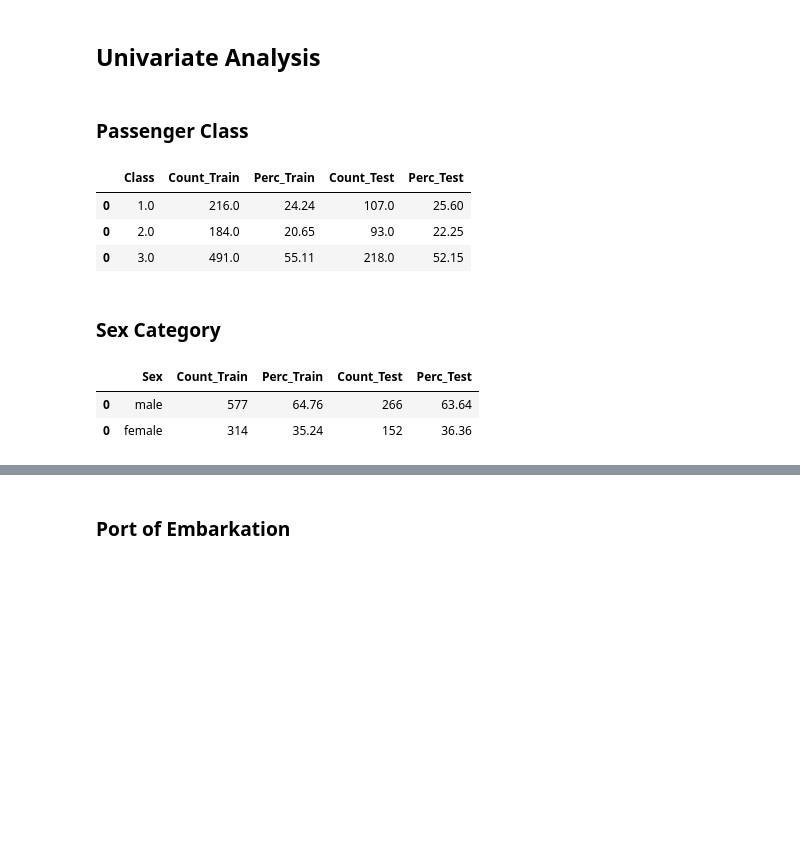
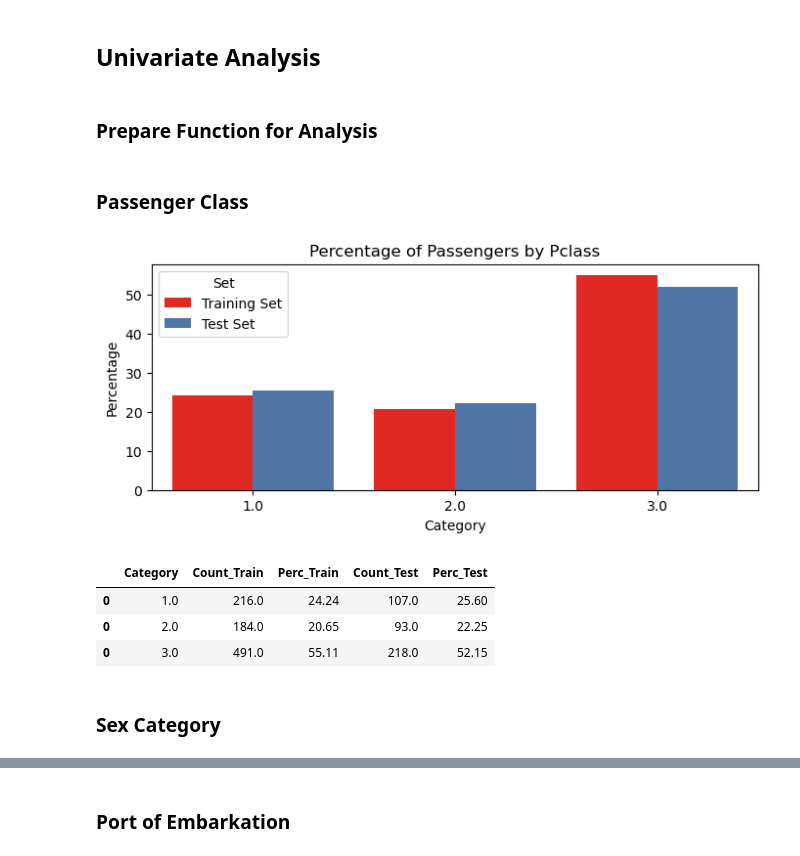
Before and after one commit to A4Ayou/kaggle-projects, a Jupyter notebook: projects/titanic/Notebook_Titanic_Analysis.ipynb, the cells around one changed output, grey strips where cells are left out. Drawn from its saved outputs; the diff is of its cells as text; code cells hidden in the pictures; blank space fills up the shorter version.

```diff
--- a/projects/titanic/Notebook_Titanic_Analysis.ipynb
+++ b/projects/titanic/Notebook_Titanic_Analysis.ipynb
@@ -19,6 +19,10 @@ import warnings
 ## Set Parameters of the Notebook
 # %%
 warnings.filterwarnings('ignore')
+# %%
+### Personalized Palettes for Visualization
+# Palette for training vs. test sets
+palette_train_test = ["#FF0B04", "#4374B3"]
 # %%
 # Path to data
 path_data = "../../data/data_titanic/"
@@ -182,9 +186,6 @@ sum(df_test.duplicated(subset = 'Ticket'))
 # %%
 df_train['Pclass'] = df_train['Pclass'].astype('object')
 df_test['Pclass'] = df_test['Pclass'].astype('object')
-# %%
-df_train['Embarked'] = df_train['Embarked'].fillna("Missing_Code")
-df_test['Embarked'] = df_test['Embarked'].fillna("Missing_Code")
 # %% [markdown]
 # <font color=blue>Step 4 - Exploratory Data Analysis on Training and Test Sets</font>
 # %%
@@ -229,3 +230,5 @@ C148           1
 Name: Cabin, Length: 147, dtype: int64
 # %% [markdown]
 ## Univariate Analysis
+# %% [markdown]
+### Prepare Function for Analysis
@@ -232,61 +293,14 @@ Name: Cabin, Length: 147, dtype: int64
 # %% [markdown]
 ### Passenger Class
-# %%
-### Get the total number of distinct classes accross the 2 data sets
-list_classes = list(set(list(df_train['Pclass'].unique()) + list(df_test['Pclass'].unique())))
-
-### Get count and proportion of passengers in each class
-# Initiate result table
-table_result = pd.DataFrame()
-
-# Loop over each class
-for class_id in list_classes:
-    # Initiate result for the class
-    dict_result = {}
-    # Fill the dictionary
-    dict_result['Class'] = class_id
-    dict_result['Count_Train'] = sum(df_train['Pclass'] == class_id)
-    dict_result['Perc_Train'] = np.round(sum(df_train['Pclass'] == class_id) / df_train['Pclass'].shape[0] * 100, 2)
-    dict_result['Count_Test'] = sum(df_test['Pclass'] == class_id)
-    dict_result['Perc_Test'] = np.round(sum(df_test['Pclass'] == class_id) / df_test['Pclass'].shape[0] * 100, 2)
-    # Add result to final table
-    dict_result = pd.DataFrame.from_dict(dict_result, orient='index').T
-    table_result = table_result.append(dict_result)
-
-# Display table
-table_result
-# %% [output]
-|  | Class | Count_Train | Perc_Train | Count_Test | Perc_Test |
-| 0 | 1.0 | 216.0 | 24.24 | 107.0 | 25.60 |
-| 0 | 2.0 | 184.0 | 20.65 | 93.0 | 22.25 |
-| 0 | 3.0 | 491.0 | 55.11 | 218.0 | 52.15 |
+# %%
+table_class = func_eda_univ_cat('Pclass', df_train, df_test)
+
+table_class
+# %% [output]
+[figure, added]
+|  | Category | Count_Train | Perc_Train | Count_Test | Perc_Test |
+| 0 | 1.0 | 216.0 | 24.24 | 107.0 | 25.60 |
+| 0 | 2.0 | 184.0 | 20.65 | 93.0 | 22.25 |
+| 0 | 3.0 | 491.0 | 55.11 | 218.0 | 52.15 |
 # %% [markdown]
 ### Sex Category
-# %%
-### Get the total number of distinct classes accross the 2 data sets
-list_sex_cat = list(set(list(df_train['Sex'].unique()) + list(df_test['Sex'].unique())))
-
-### Get count and proportion of passengers in each class
-# Initiate result table
-table_result = pd.DataFrame()
-
-# Loop over each class
-for sex_cat in list_sex_cat:
-    # Initiate result for the class
-    dict_result = {}
-    # Fill the dictionary
-    dict_result['Sex'] = sex_cat
-    dict_result['Count_Train'] = sum(df_train['Sex'] == sex_cat)
-    dict_result['Perc_Train'] = np.round(sum(df_train['Sex'] == sex_cat) / df_train['Sex'].shape[0] * 100, 2)
-    dict_result['Count_Test'] = sum(df_test['Sex'] == sex_cat)
-    dict_result['Perc_Test'] = np.round(sum(df_test['Sex'] == sex_cat) / df_test['Sex'].shape[0] * 100, 2)
-    # Add result to final table
-    dict_result = pd.DataFrame.from_dict(dict_result, orient='index').T
-    table_result = table_result.append(dict_result)
-
-# Display table
-table_result
-# %% [output]
-|  | Sex | Count_Train | Perc_Train | Count_Test | Perc_Test |
-| 0 | male | 577 | 64.76 | 266 | 63.64 |
-| 0 | female | 314 | 35.24 | 152 | 36.36 |
```
Also changed, not shown: parts of 23 cells of this notebook.
